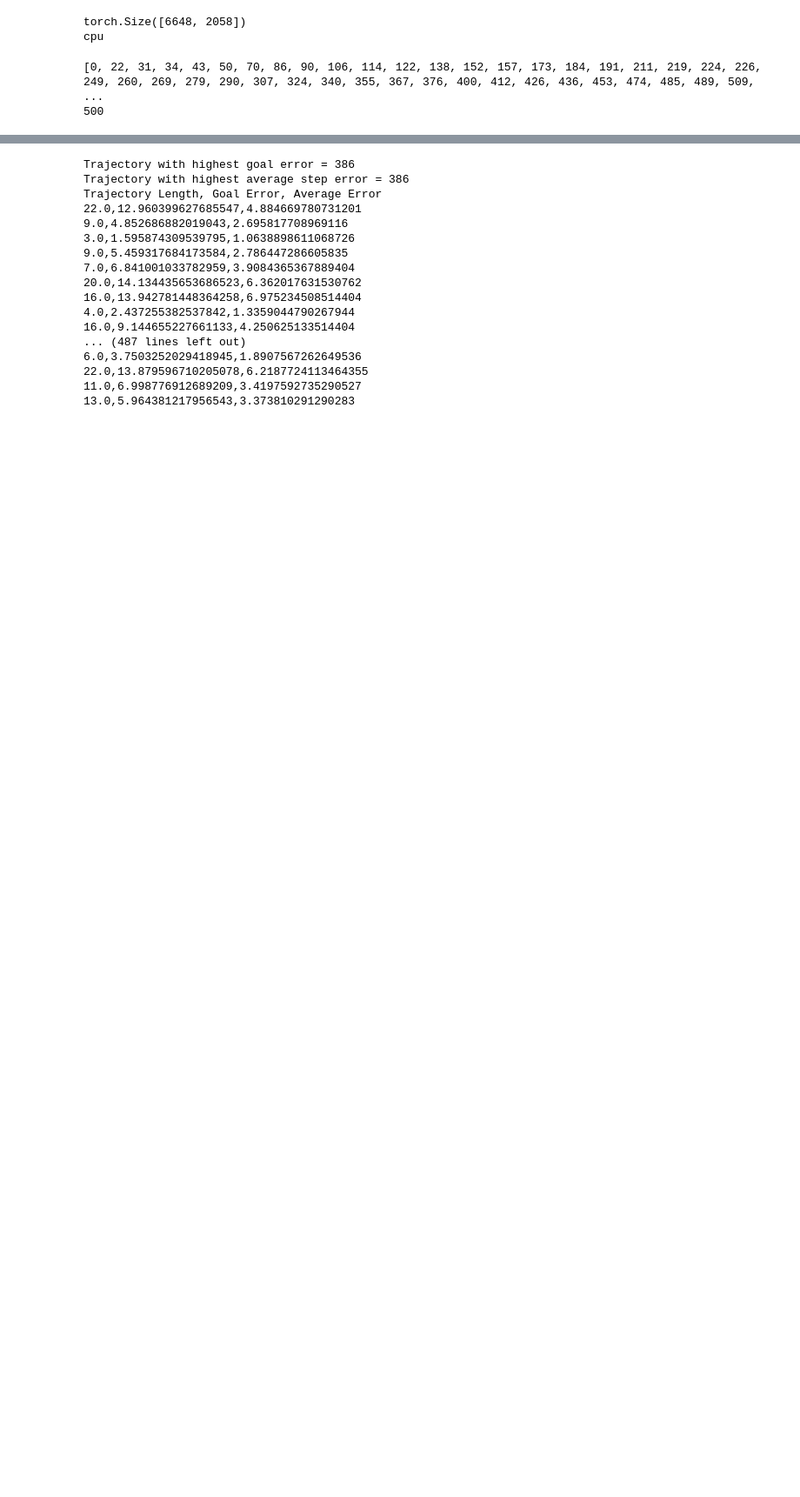
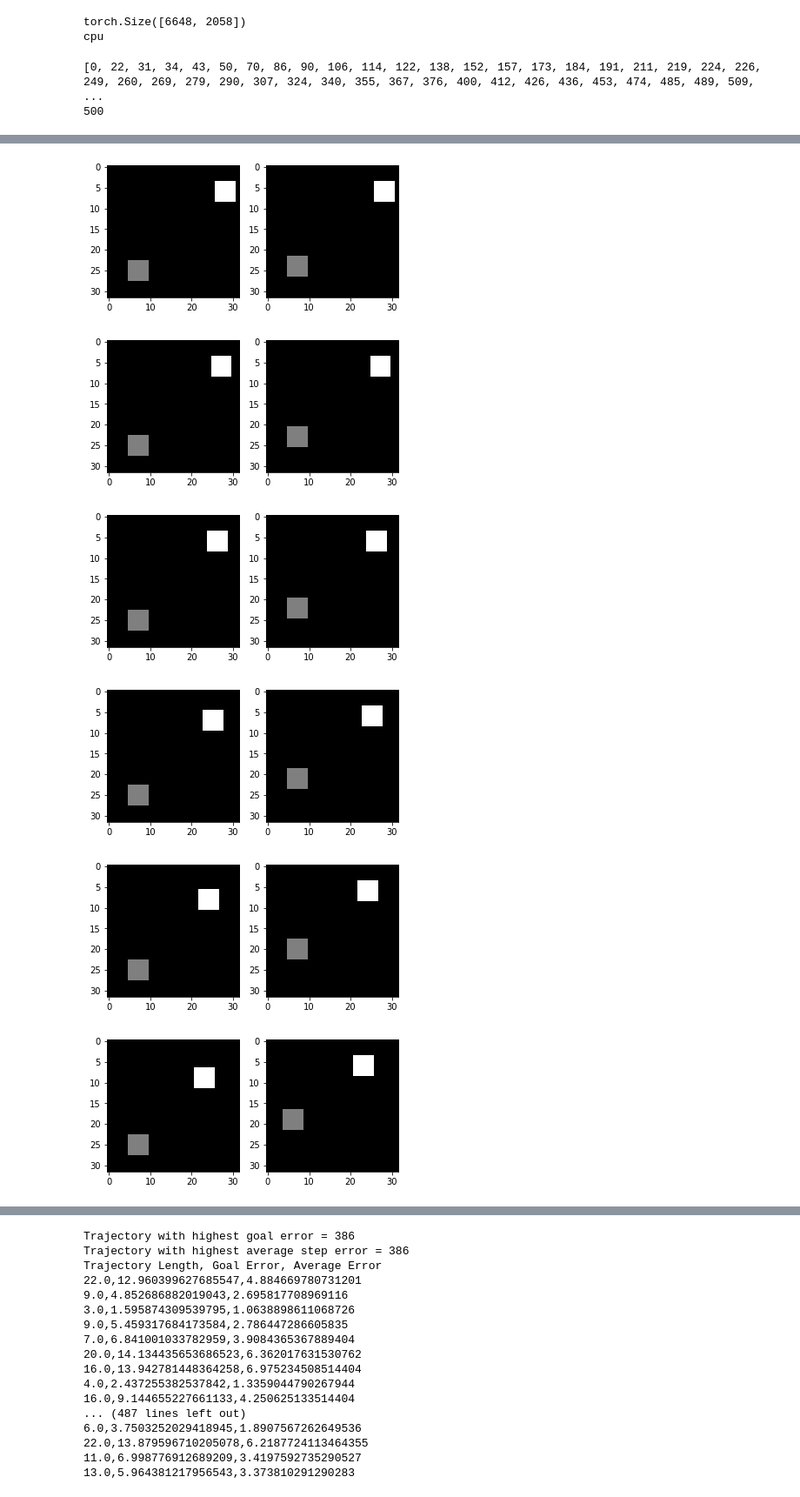
Before and after one commit to PradeepKadubandi/DemoPlanner, a Jupyter notebook: eval.ipynb, the cells around one changed output, grey strips where cells are left out. Shown: that part at 87% size. Cells and saved outputs as stored; diff of their text form; code cells hidden in the pictures; blank space fills up the shorter version.

```diff
--- a/eval.ipynb
+++ b/eval.ipynb
@@ -136,0 +104,6 @@ tensor(0.1215)
+# %%
+adjusted_ImgToEnv_BaseLine = nn.Sequential(OrderedDict([
+    ('Conv', ImageEncoder(1, [16,16,16], 'imgenc', useMaxPool=True, addFlatten=True)),
+    ('Dense', Dense([256, 4]))
+]))
+adjusted_ImgToEnv_BaseLine.load_state_dict(pretrain_ImgToEnvBaseLine.state_dict())
@@ -136,0 +123,13 @@ tensor(0.1215)
+# %%
+net = ImageToEnvAndMultiNet(adjusted_ImgToEnv_BaseLine, pretrain_policy, pretrain_dynamics)
+label_adapter = lambda data: torch.cat((data[:, 2:4], data[:, 1028:1032], data[:, 1034:]), dim=1)
+e = PolicyEvaluator(net, distance_func=F.l1_loss, label_adapter=label_adapter)
+# %%
+def get_trajectories(start_indices):
+    for i in range(len(start_indices)):
+            rstart = start_indices[i]
+            rend = start_indices[i+1] if i < len(start_indices)-1 else len(t_cpu)
+            yield t_cpu[rstart:rend, :]
+# %%
+traj = next(get_trajectories(start_indices))
+goal_err, step_err, labels, predictions = e.eval_single_trajectory(traj)
@@ -136,0 +165,14 @@ tensor(0.1215)
+# %%
+for i in range(len(traj)):
+    plt.subplot(1,2,1)
+    plt.imshow(labels[i, 6:].reshape(32,32), cmap=plt.get_cmap("gray"))
+    plt.subplot(1,2,2)
+    plt.imshow(predictions[i, 6:].reshape(32,32), cmap=plt.get_cmap("gray"))
+    plt.show()
+# %% [output]
+[figure, added]
+[figure, added]
+[figure, added]
+[figure, added]
+[figure, added]
+[figure, added]
```
Also changed, not shown: parts of 18 cells of this notebook, 8 other files.
